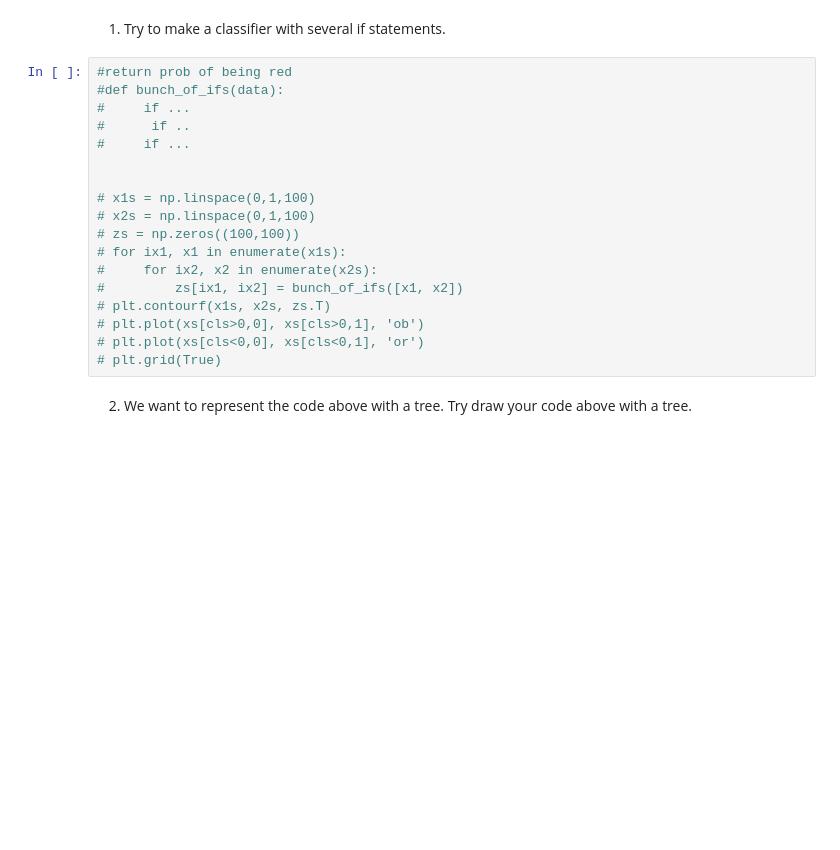
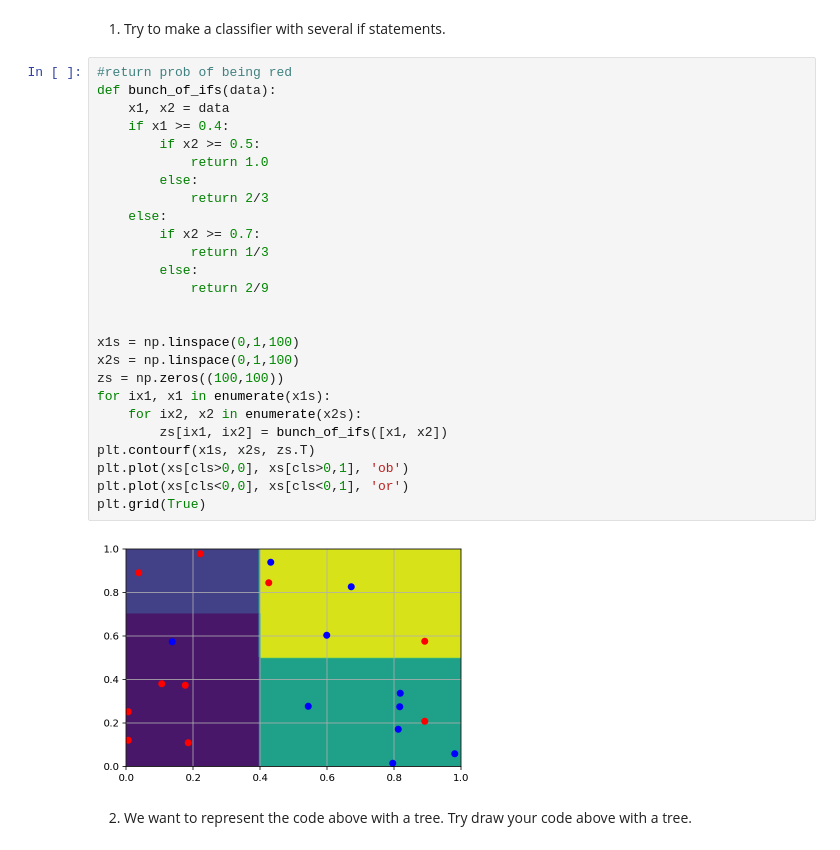
Before and after one commit to muic-pattern-rekt-2018/Exercise-5, a Jupyter notebook: Exercise 05 Non-Parametric Methods.ipynb, the cells around one changed output. Saved outputs shown, nothing was run; the diff lists cells and outputs as text; blank space fills up the shorter version.

```diff
--- a/Exercise 05 Non-Parametric Methods.ipynb
+++ b/Exercise 05 Non-Parametric Methods.ipynb
@@ -33,22 +37,32 @@ plt.grid(True)
 1) Try to make a classifier with several if statements.
 # %%
 #return prob of being red
-#def bunch_of_ifs(data):
-#     if ...
-#      if ..
-#     if ...
+def bunch_of_ifs(data):
+    x1, x2 = data
+    if x1 >= 0.4:
+        if x2 >= 0.5:
+            return 1.0
+        else:
+            return 2/3
+    else:
+        if x2 >= 0.7:
+            return 1/3
+        else:
+            return 2/9
 
 
-# x1s = np.linspace(0,1,100)
-# x2s = np.linspace(0,1,100)
-# zs = np.zeros((100,100))
-# for ix1, x1 in enumerate(x1s):
-#     for ix2, x2 in enumerate(x2s):
-#         zs[ix1, ix2] = bunch_of_ifs([x1, x2])
-# plt.contourf(x1s, x2s, zs.T)
-# plt.plot(xs[cls>0,0], xs[cls>0,1], 'ob')
-# plt.plot(xs[cls<0,0], xs[cls<0,1], 'or')
-# plt.grid(True)
+x1s = np.linspace(0,1,100)
+x2s = np.linspace(0,1,100)
+zs = np.zeros((100,100))
+for ix1, x1 in enumerate(x1s):
+    for ix2, x2 in enumerate(x2s):
+        zs[ix1, ix2] = bunch_of_ifs([x1, x2])
+plt.contourf(x1s, x2s, zs.T)
+plt.plot(xs[cls>0,0], xs[cls>0,1], 'ob')
+plt.plot(xs[cls<0,0], xs[cls<0,1], 'or')
+plt.grid(True)
+# %% [output]
+[figure, added]
 # %% [markdown]
 2) We want to represent the code above with a tree. Try draw your code above with a tree.
 # %%
```
Also changed, not shown: parts of 6 cells of this notebook.
